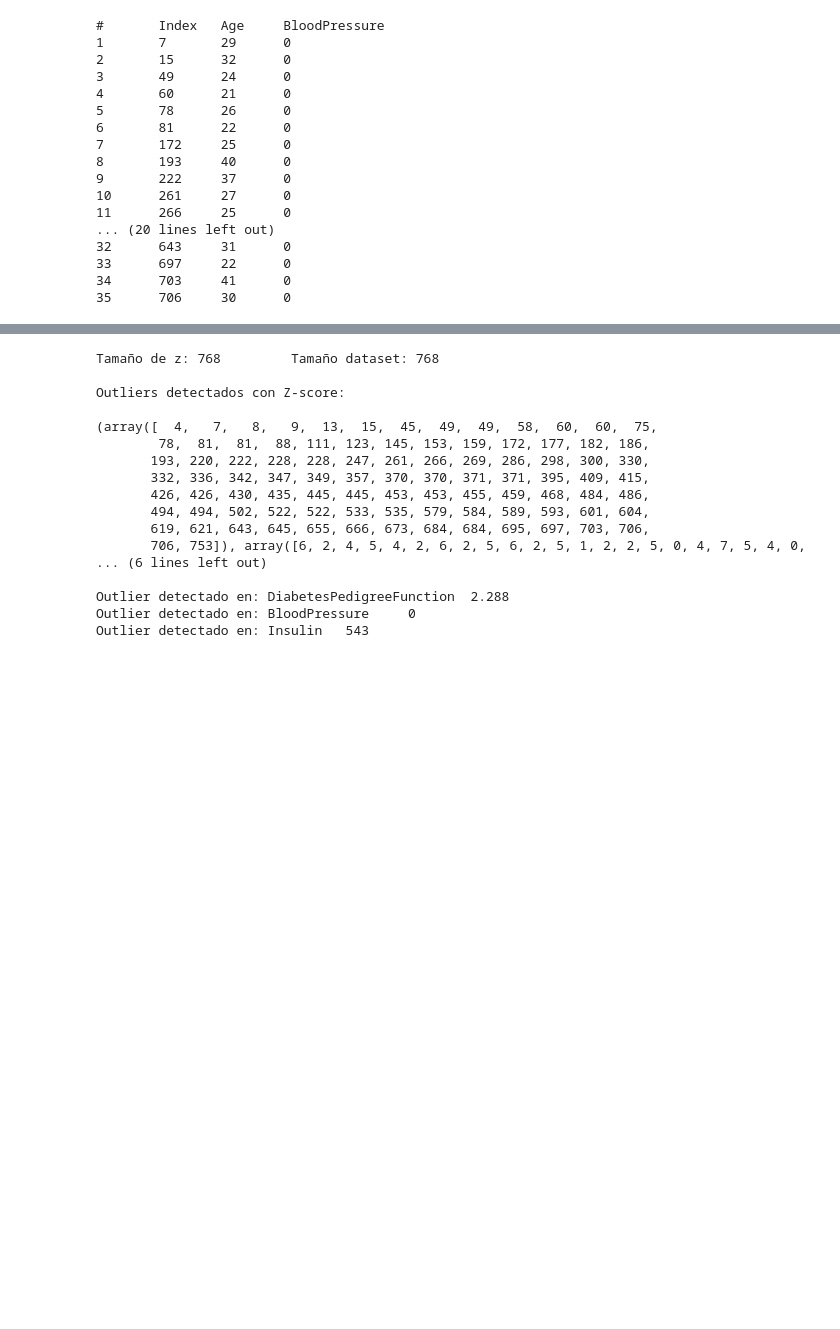
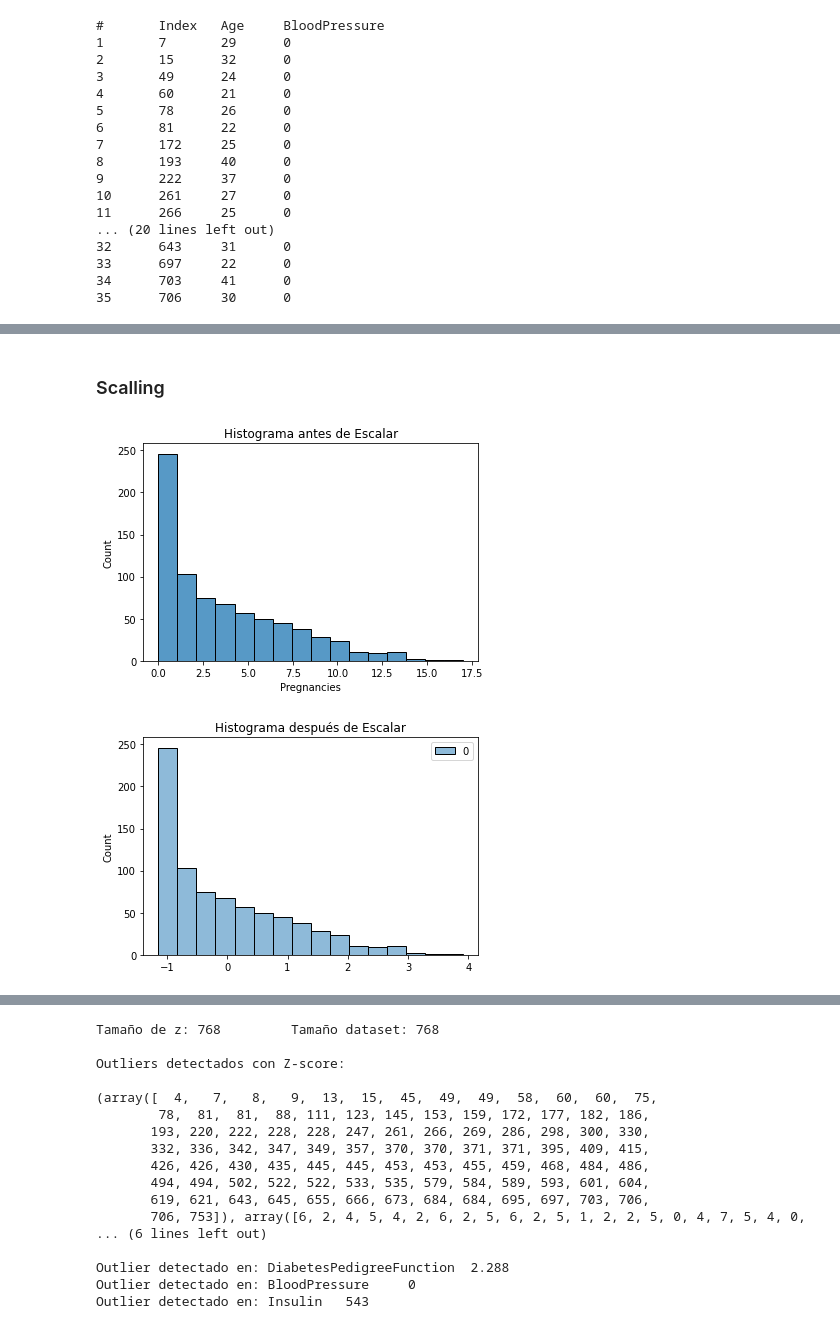
Before and after one commit to orlandxrf/curso-dl, a Jupyter notebook: notebooks/11a_Outliers.ipynb, the cells around one changed output, grey strips where cells are left out. Cells and saved outputs as stored; diff of their text form; code cells hidden in the pictures; blank space fills up the shorter version.

```diff
--- a/notebooks/11a_Outliers.ipynb
+++ b/notebooks/11a_Outliers.ipynb
@@ -166,0 +175,18 @@ for i, item in enumerate(tmp[0]):
+# %% [markdown]
+### Scalling
+# %%
+from sklearn import preprocessing
+
+sns.histplot(df['Pregnancies'])
+plt.title("Histograma antes de Escalar")
+plt.show()
+
+# Scalling
+scaler = preprocessing.StandardScaler()
+tmp_scalling = scaler.fit_transform(df['Pregnancies'].values.reshape(-1,1))
+sns.histplot(tmp_scalling)
+plt.title("Histograma después de Escalar")
+plt.show()
+# %% [output]
+[figure, added]
+[figure, added]
```
Also changed, not shown: parts of 11 cells of this notebook.
